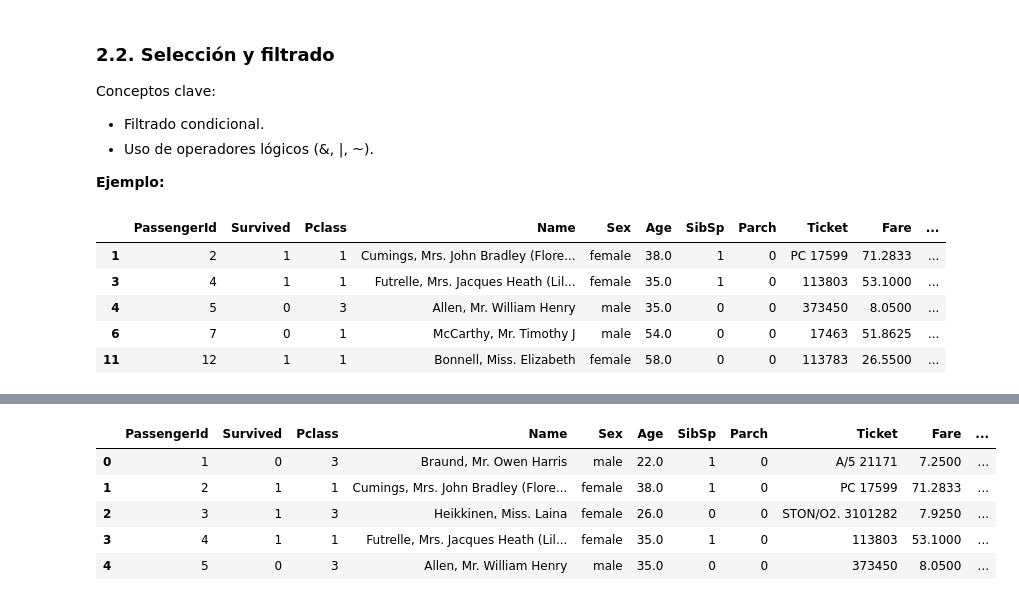
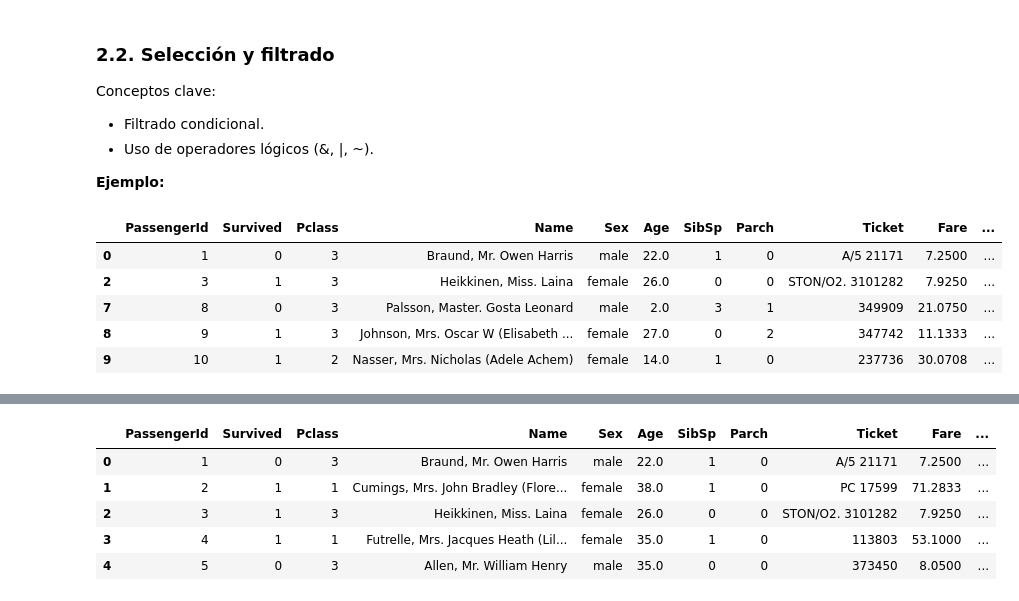
Before and after one commit to matEOTCH24/Curso-Programacion-101---Maestria-UTEC, a Jupyter notebook: Clase_09/07_Manipulación_de_Datos_con_Pandas.ipynb, the cells around one changed output, grey strips where cells are left out. Drawn from its saved outputs; the diff is of its cells as text; code cells hidden in the pictures.

```diff
--- a/Clase_09/07_Manipulación_de_Datos_con_Pandas.ipynb
+++ b/Clase_09/07_Manipulación_de_Datos_con_Pandas.ipynb
@@ -165,14 +255,14 @@ df = pd.read_csv('/content/titanic.csv') #llamamos a que python lea el archivo
 # %%
 #Location
 
-df.loc[df.Age > 30].head() #se pueden poner filtros internos por locacion o lo que necesitemos
+df.loc[df.Age <30].head() #se pueden poner filtros internos por locacion o lo que necesitemos, recordar head llama a los 5 primeras filas
 # %% [output]
 |  | PassengerId | Survived | Pclass | Name | Sex | Age | SibSp | Parch | Ticket | Fare | ... |
-| 1 | 2 | 1 | 1 | Cumings, Mrs. John Bradley (Flore... | female | 38.0 | 1 | 0 | PC 17599 | 71.2833 | ... |
-| 3 | 4 | 1 | 1 | Futrelle, Mrs. Jacques Heath (Lil... | female | 35.0 | 1 | 0 | 113803 | 53.1000 | ... |
-| 4 | 5 | 0 | 3 | Allen, Mr. William Henry | male | 35.0 | 0 | 0 | 373450 | 8.0500 | ... |
-| 6 | 7 | 0 | 1 | McCarthy, Mr. Timothy J | male | 54.0 | 0 | 0 | 17463 | 51.8625 | ... |
-| 11 | 12 | 1 | 1 | Bonnell, Miss. Elizabeth | female | 58.0 | 0 | 0 | 113783 | 26.5500 | ... |
+| 0 | 1 | 0 | 3 | Braund, Mr. Owen Harris | male | 22.0 | 1 | 0 | A/5 21171 | 7.2500 | ... |
+| 2 | 3 | 1 | 3 | Heikkinen, Miss. Laina | female | 26.0 | 0 | 0 | STON/O2. 3101282 | 7.9250 | ... |
+| 7 | 8 | 0 | 3 | Palsson, Master. Gosta Leonard | male | 2.0 | 3 | 1 | 349909 | 21.0750 | ... |
+| 8 | 9 | 1 | 3 | Johnson, Mrs. Oscar W (Elisabeth ... | female | 27.0 | 0 | 2 | 347742 | 11.1333 | ... |
+| 9 | 10 | 1 | 2 | Nasser, Mrs. Nicholas (Adele Achem) | female | 14.0 | 1 | 0 | 237736 | 30.0708 | ... |
 # %%
 #index location
 
```
Also changed, not shown: parts of 64 cells of this notebook.
